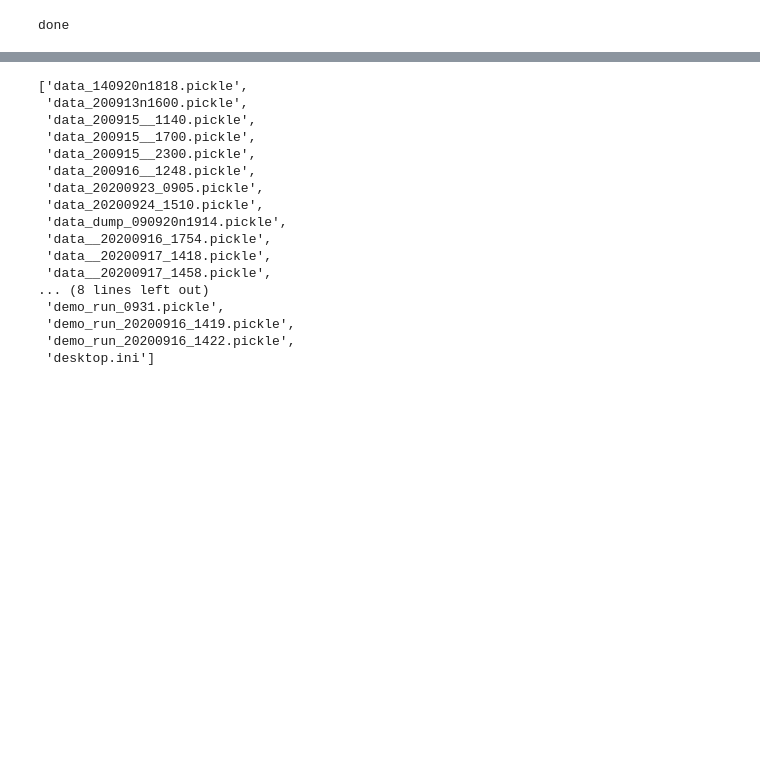
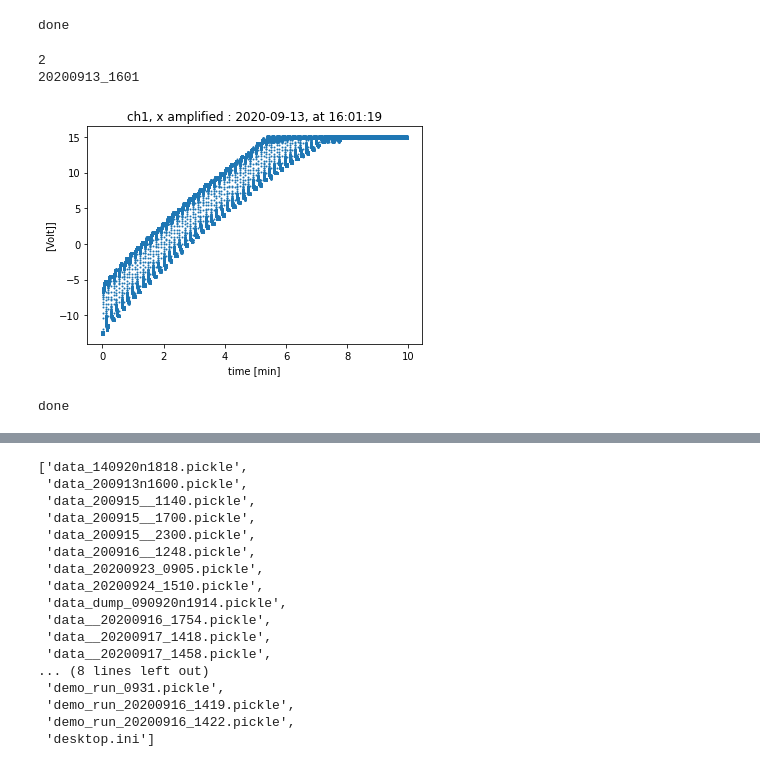
Before and after one commit to EinavGry/Lab---precision-measurements, a Jupyter notebook: Reading_out_data.ipynb, the cells around one changed output, grey strips where cells are left out. Saved outputs shown, nothing was run; the diff lists cells and outputs as text; code cells hidden in the pictures; blank space fills up the shorter version.

Commit message:
figures

```diff
--- a/Reading_out_data.ipynb
+++ b/Reading_out_data.ipynb
@@ -293,4 +294,43 @@ round_done()
 # %% [output]
 [figure]
 done
+# %%
+# 20200913_1601
+time_stamps = []
+
+# set path to get data
+pickle_path = get_pickle_path(repo_path)
+os.chdir(pickle_path)
+
+# get data
+file_name = 'data_200913n1600.pickle'
+# list_of_files_yet_to_open.remove(file_name)
+f = open(file_name,'rb')
+scope_data = pickle.load(f)
+# print(scope_data)
+print(len(scope_data))
+
+x = scope_data[1]
+t = scope_data[0][1:]
+start_time = scope_data[0][0]
+
+# change to saving-directory
+save_to_path = os.path.join(repo_path, "figs")
+os.chdir(save_to_path)
+
+add_the_time = datetime.datetime.fromtimestamp(start_time).strftime('%Y%m%d_%H%M')
+print(add_the_time)
+plt.title(datetime.datetime.fromtimestamp(start_time).strftime('ch1, x amplified : %Y-%m-%d, at %H:%M:%S'))
+plt.xlabel('time [min]')
+plt.ylabel('[Volt]]')
+plt.scatter(t, x,s = 1)
+save_name = "fig_"+add_the_time+"_ch1_min"
+plt.savefig(save_name ,bbox_inches='tight')
+plt.show()
+round_done()
+# %% [output]
+2
+20200913_1601
+[figure, added]
+done
 # %%
```
Also changed, not shown: parts of 3 cells of this notebook, 2 other files.
